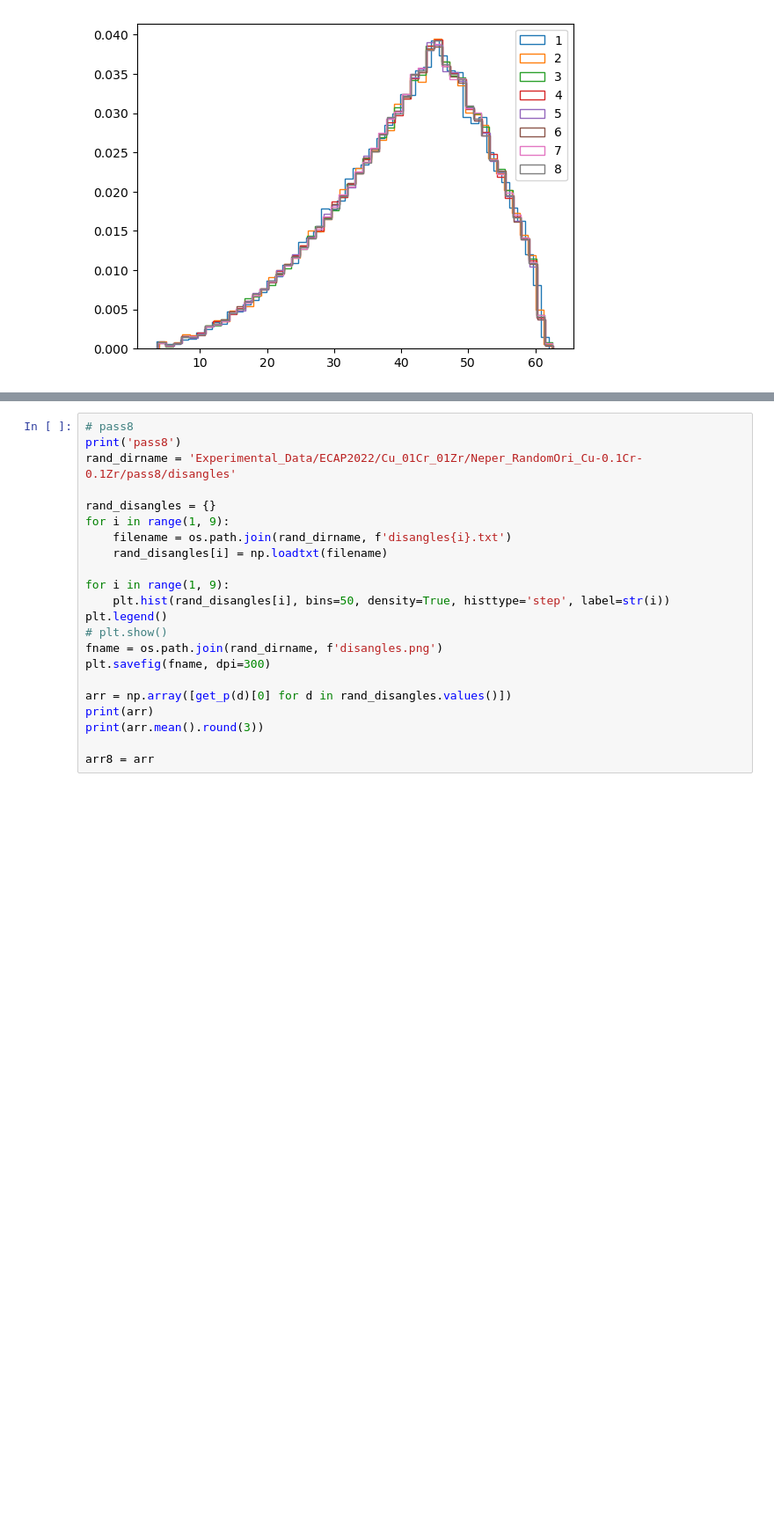
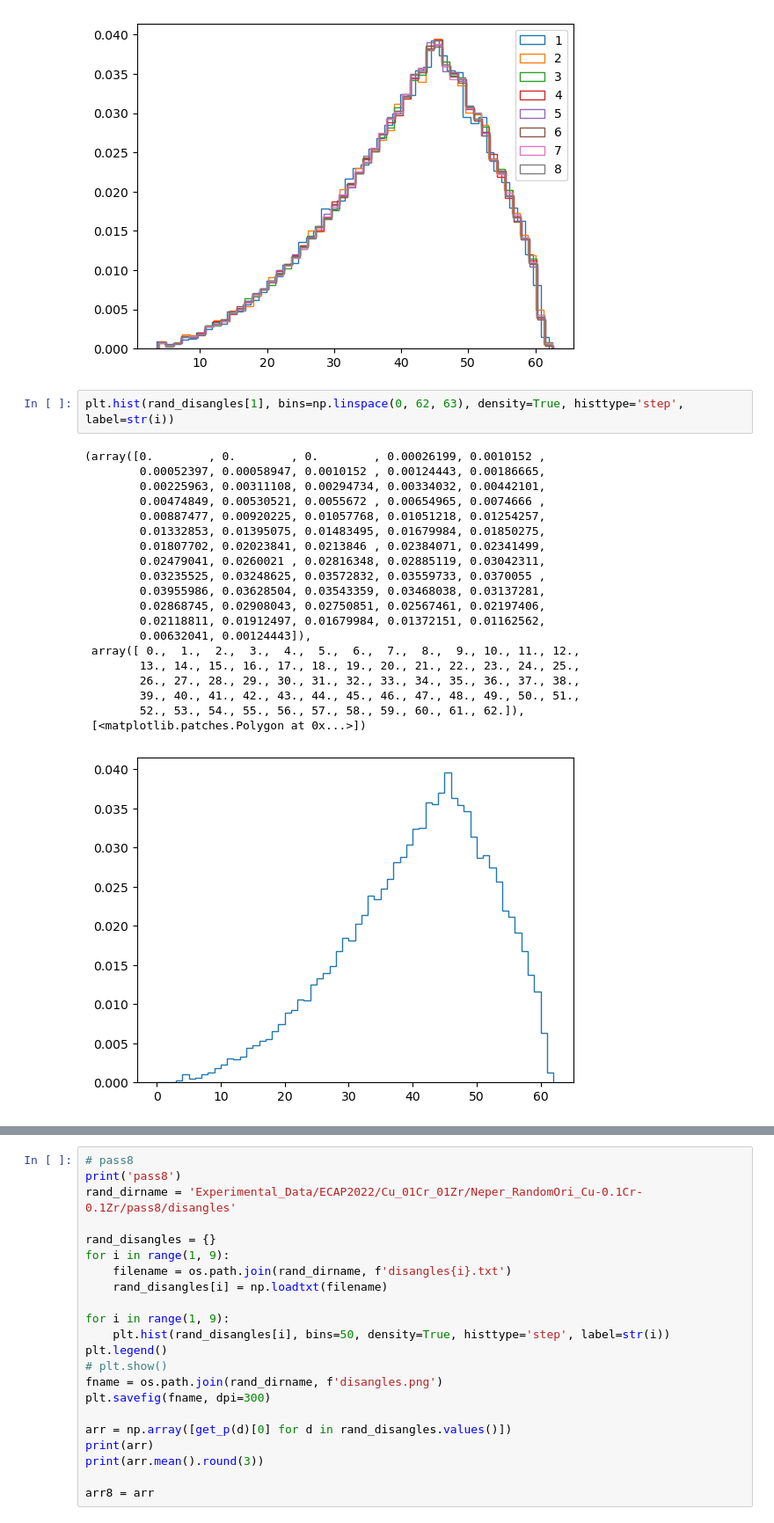
Before and after one commit to PRISBteam/Voronoi_PCC_Analyser, a Jupyter notebook: Disorientations.ipynb, the cells around one changed output, grey strips where cells are left out. Shown at 88% size. Cells and saved outputs as stored; diff of their text form; blank space fills up the shorter version.

```diff
--- a/Disorientations.ipynb
+++ b/Disorientations.ipynb
@@ -67,3 +67,26 @@ pass4
 [0.023 0.024 0.022 0.023 0.022 0.023 0.022 0.023]
 0.023
 [figure]
+# %%
+plt.hist(rand_disangles[1], bins=np.linspace(0, 62, 63), density=True, histtype='step', label=str(i))
+# %% [output]
+(array([0.        , 0.        , 0.        , 0.00026199, 0.0010152 ,
+        0.00052397, 0.00058947, 0.0010152 , 0.00124443, 0.00186665,
+        0.00225963, 0.00311108, 0.00294734, 0.00334032, 0.00442101,
+        0.00474849, 0.00530521, 0.0055672 , 0.00654965, 0.0074666 ,
+        0.00887477, 0.00920225, 0.01057768, 0.01051218, 0.01254257,
+        0.01332853, 0.01395075, 0.01483495, 0.01679984, 0.01850275,
+        0.01807702, 0.02023841, 0.0213846 , 0.02384071, 0.02341499,
+        0.02479041, 0.0260021 , 0.02816348, 0.02885119, 0.03042311,
+        0.03235525, 0.03248625, 0.03572832, 0.03559733, 0.0370055 ,
+        0.03955986, 0.03628504, 0.03543359, 0.03468038, 0.03137281,
+        0.02868745, 0.02908043, 0.02750851, 0.02567461, 0.02197406,
+        0.02118811, 0.01912497, 0.01679984, 0.01372151, 0.01162562,
+        0.00632041, 0.00124443]),
+ array([ 0.,  1.,  2.,  3.,  4.,  5.,  6.,  7.,  8.,  9., 10., 11., 12.,
+        13., 14., 15., 16., 17., 18., 19., 20., 21., 22., 23., 24., 25.,
+        26., 27., 28., 29., 30., 31., 32., 33., 34., 35., 36., 37., 38.,
+        39., 40., 41., 42., 43., 44., 45., 46., 47., 48., 49., 50., 51.,
+        52., 53., 54., 55., 56., 57., 58., 59., 60., 61., 62.]),
+ [<matplotlib.patches.Polygon at 0x...>])
+[figure, added]
```
Also changed, not shown: parts of 40 cells of this notebook.
